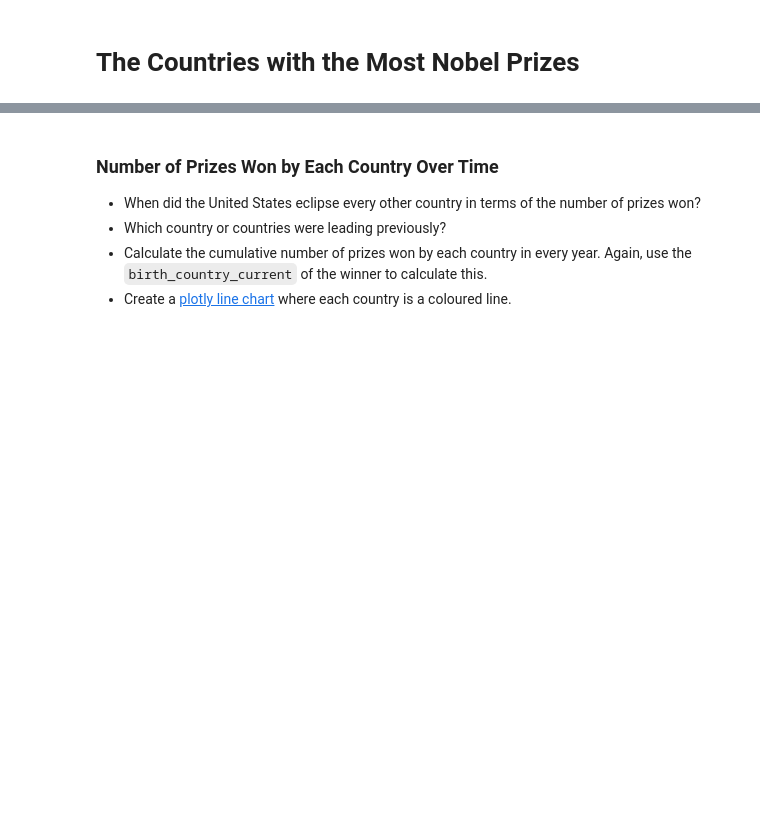
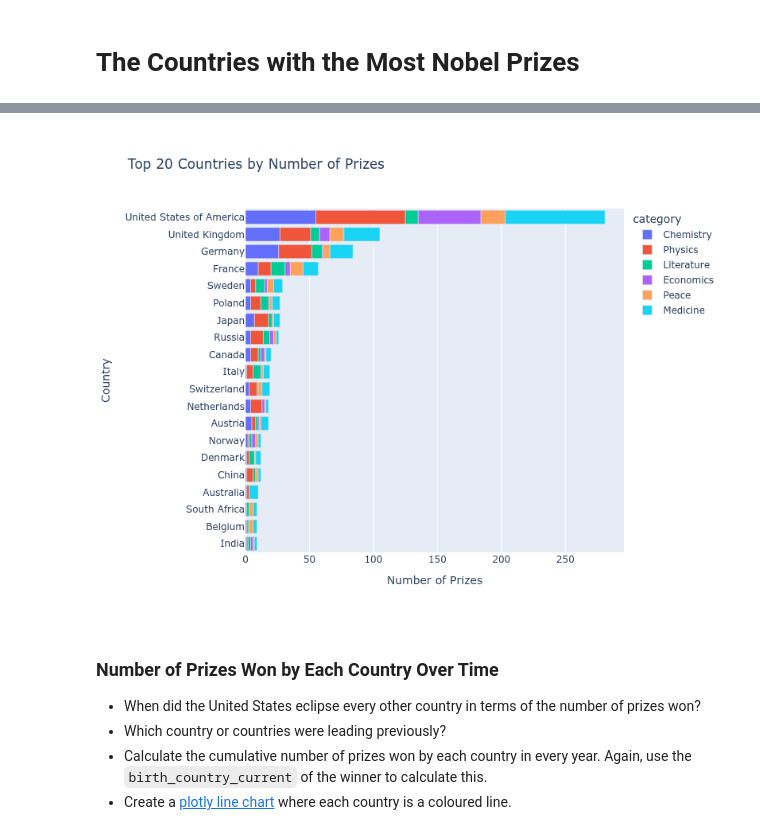
Before and after one commit to Jonikulov/100-days-python-bootcamp, a Jupyter notebook: day_79_analyzing_nobel_prize_plotly_matplotlib_seaborn/Nobel Prize Analysis with Plotly, Matplotlib & Seaborn.ipynb, the cells around one changed output, grey strips where cells are left out. Cells and saved outputs as stored; diff of their text form; code cells hidden in the pictures; blank space fills up the shorter version.

```diff
--- a/day_79_analyzing_nobel_prize_plotly_matplotlib_seaborn/Nobel Prize Analysis with Plotly, Matplotlib & Seaborn.ipynb
+++ b/day_79_analyzing_nobel_prize_plotly_matplotlib_seaborn/Nobel Prize Analysis with Plotly, Matplotlib & Seaborn.ipynb
@@ -566,0 +648,10 @@ The hard part is preparing the data for this chart!
+# %%
+cat_cntry_prz = df_data.groupby(["birth_country_current", "category"], as_index=False) \
+    .agg(cat_prize=("category", "count")) \
+    .assign(total_prize=lambda df: df.groupby(
+        "birth_country_current")["cat_prize"].transform("sum")) \
+    .sort_values("total_prize")
+last20_countries = cat_cntry_prz.birth_country_current.unique()[-20:]
+last20_mask = cat_cntry_prz.birth_country_current.isin(last20_countries)
+cat_cntry_prz = cat_cntry_prz[last20_mask]
+cat_cntry_prz
@@ -567,3 +672,21 @@ The hard part is preparing the data for this chart!
+# %%
+cat_cntry_bar = px.bar(
+    title="Top 20 Countries by Number of Prizes",
+    data_frame=cat_cntry_prz,
+    x="cat_prize",
+    y="birth_country_current",
+    color="category",
+    # orientation="h",
+    width=900,
+    height=600,
+)
+cat_cntry_bar.update_layout(
+    xaxis_title="Number of Prizes",
+    yaxis_title="Country",
+)
+cat_cntry_bar.show()
+# %% [output]
+[figure, added]
 # %% [markdown]
 ### Number of Prizes Won by Each Country Over Time
 
```
Also changed, not shown: parts of 29 cells of this notebook, 2 other files.
